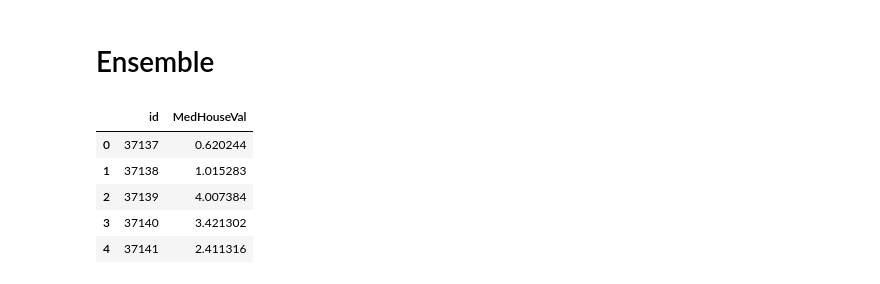
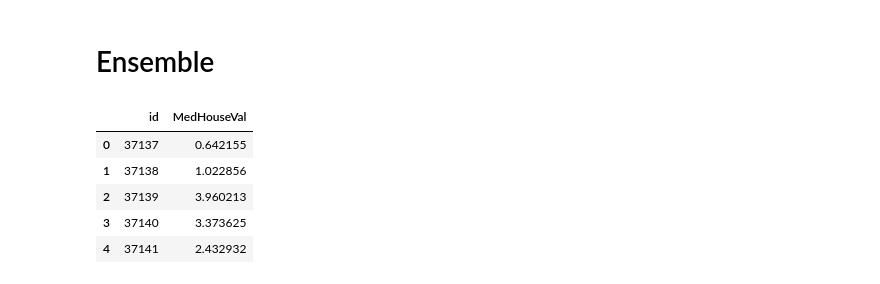
Before and after one commit to Analytics-Data-Science-and-Tech/Analytics_Data_Science, a Jupyter notebook: Tabular-Playground-Series/Tabular-Playground-Jan-2023/Ep1/Feature_Engineering.ipynb, the cells around one changed output. Cells and saved outputs as stored; diff of their text form; code cells hidden in the pictures.

```diff
--- a/Tabular-Playground-Series/Tabular-Playground-Jan-2023/Ep1/Feature_Engineering.ipynb
+++ b/Tabular-Playground-Series/Tabular-Playground-Jan-2023/Ep1/Feature_Engineering.ipynb
@@ -481,13 +481,15 @@ w3 = w3 / wtot
 
 en_sub = w1*sub1['MedHouseVal'] + w2*sub2['MedHouseVal'] + w3*sub3['MedHouseVal']
 
-sub
+sub_out = sub1
+sub_out['MedHouseVal'] = en_sub
+sub_out['MedHouseVal'] = np.where(sub_out['MedHouseVal'] > 5, 5, sub_out['MedHouseVal'])
 # %%
-sub1.head()
+sub_out.head()
 # %% [output]
 |  | id | MedHouseVal |
-| 0 | 37137 | 0.620244 |
-| 1 | 37138 | 1.015283 |
-| 2 | 37139 | 4.007384 |
-| 3 | 37140 | 3.421302 |
-| 4 | 37141 | 2.411316 |
+| 0 | 37137 | 0.642155 |
+| 1 | 37138 | 1.022856 |
+| 2 | 37139 | 3.960213 |
+| 3 | 37140 | 3.373625 |
+| 4 | 37141 | 2.432932 |
```
Also changed, not shown: parts of 2 cells of this notebook.
